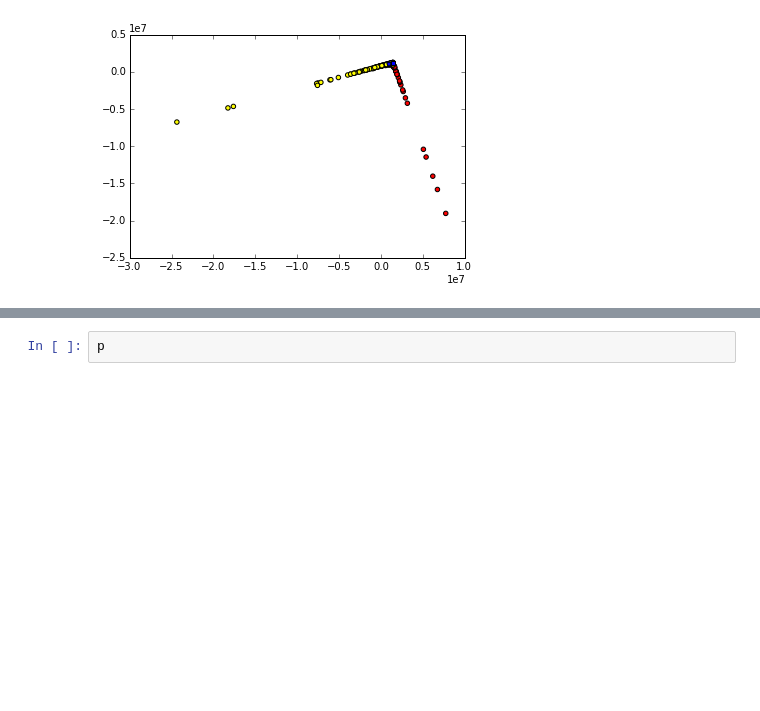
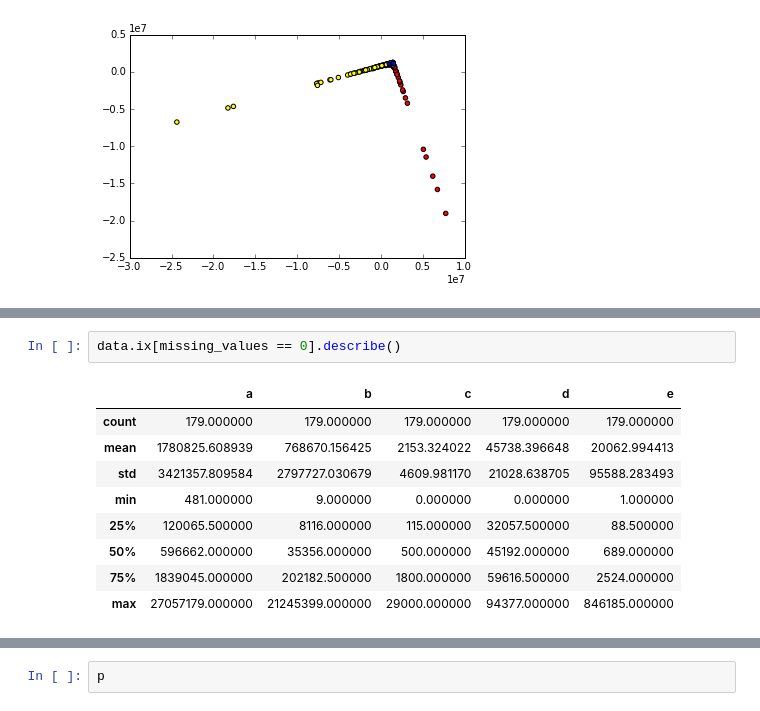
Before and after one commit to Alexander-Morgun/DataCompletion, a Jupyter notebook: Report.ipynb, the cells around one changed output, grey strips where cells are left out. Drawn from its saved outputs; the diff is of its cells as text; blank space fills up the shorter version.

```diff
--- a/Report.ipynb
+++ b/Report.ipynb
@@ -164,0 +270,12 @@ scatter(*(pca.transform(p).T), marker="p");
+# %%
+data.ix[missing_values == 0].describe()
+# %% [output]
+|  | a | b | c | d | e |
+| count | 179.000000 | 179.000000 | 179.000000 | 179.000000 | 179.000000 |
+| mean | 1780825.608939 | 768670.156425 | 2153.324022 | 45738.396648 | 20062.994413 |
+| std | 3421357.809584 | 2797727.030679 | 4609.981170 | 21028.638705 | 95588.283493 |
+| min | 481.000000 | 9.000000 | 0.000000 | 0.000000 | 1.000000 |
+| 25% | 120065.500000 | 8116.000000 | 115.000000 | 32057.500000 | 88.500000 |
+| 50% | 596662.000000 | 35356.000000 | 500.000000 | 45192.000000 | 689.000000 |
+| 75% | 1839045.000000 | 202182.500000 | 1800.000000 | 59616.500000 | 2524.000000 |
+| max | 27057179.000000 | 21245399.000000 | 29000.000000 | 94377.000000 | 846185.000000 |
```
Also changed, not shown: parts of 11 cells of this notebook.
